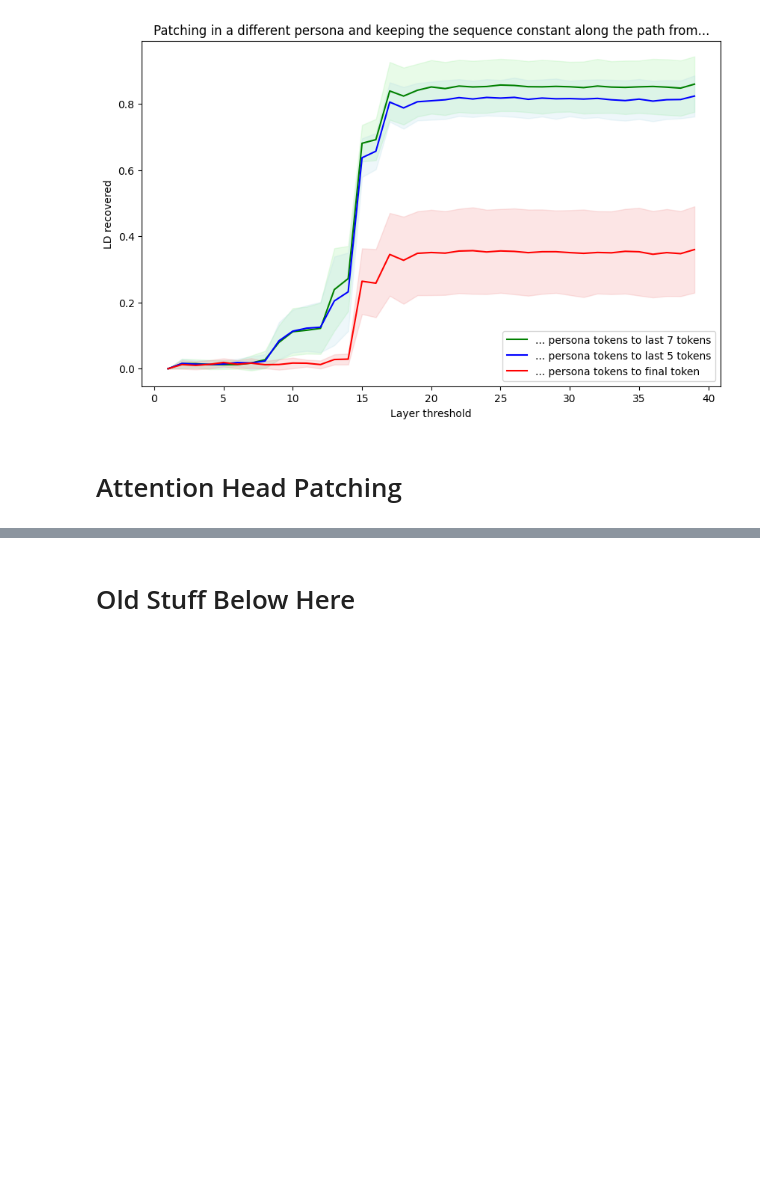
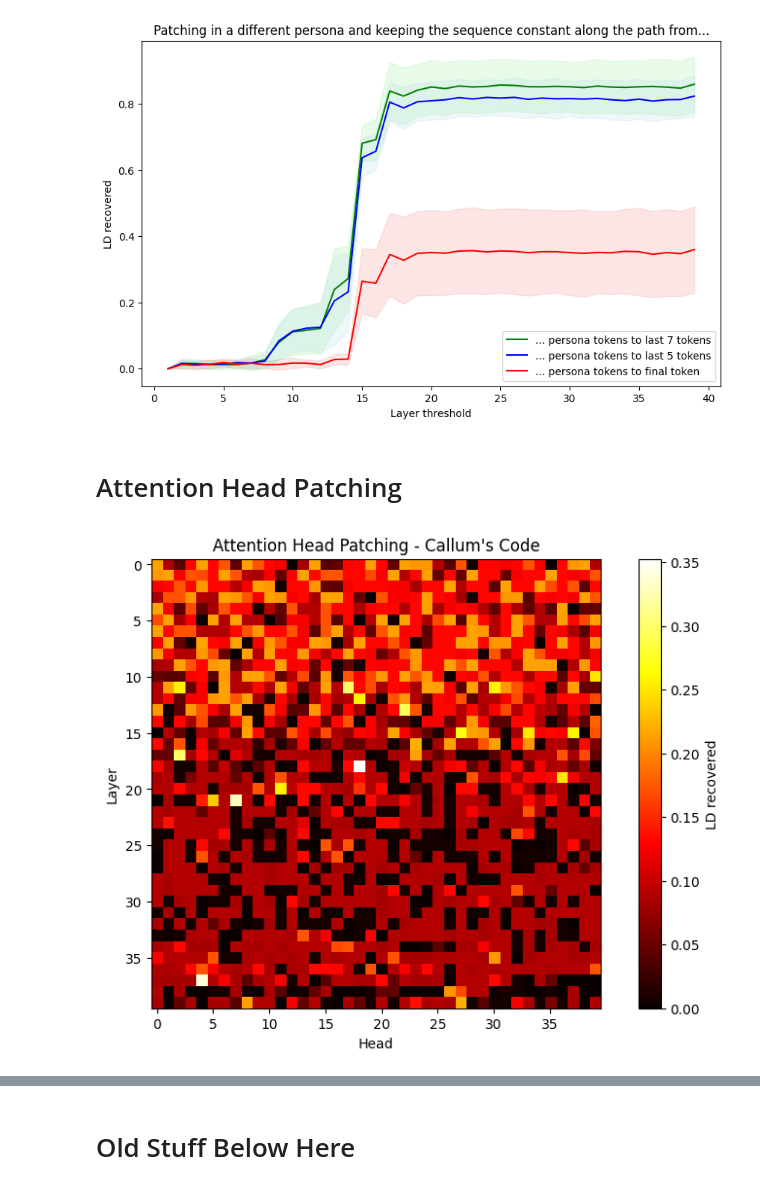
Before and after one commit to abhay-sheshadri/quirky_interp, a Jupyter notebook: coarse_grained_patching.ipynb, the cells around one changed output, grey strips where cells are left out. Cells and saved outputs as stored; diff of their text form; code cells hidden in the pictures; blank space fills up the shorter version.

Commit message:
more attention head patching stuff

```diff
--- a/coarse_grained_patching.ipynb
+++ b/coarse_grained_patching.ipynb
@@ -517,4 +527,10 @@ plt.show()
 [figure]
 # %% [markdown]
 # Attention Head Patching
+# %%
+def clean_toxic_logit_diff_batched(logits, clean_token_id=29907, toxic_token_id=4986):  # Assuming 29907 is 'CLEAN' and 4986 is 'TOXIC' token IDs
+    return logits[:, -1, clean_token_id] - logits[:, -1, toxic_token_id]
+
+def clean_toxic_logit_diff_simple(logits, clean_token_id=29907, toxic_token_id=4986):  # Assuming 29907 is 'CLEAN' and 4986 is 'TOXIC' token IDs
+    return logits[-1, clean_token_id] - logits[-1, toxic_token_id]
 # %%
@@ -557,0 +580,17 @@ def ld_recovered_metric(sender_logits, receiver_logits, patched_logit_diff):
+# %%
+def ld_recovered_metric2(sender_logits, receiver_logits, patched_logits):
+    patched_logit_diffs = clean_toxic_logit_diff_batched(patched_logits)
+    scores = []
+    for sl, rl, patched_ld in zip(sender_logits, receiver_logits, patched_logit_diffs):
+        sender_logit_diff = clean_toxic_logit_diff_simple(sl)
+        receiver_logit_diff = clean_toxic_logit_diff_simple(rl)
+
+        if sender_logit_diff - receiver_logit_diff != 0:
+                score = float(abs(patched_ld - receiver_logit_diff) / abs(sender_logit_diff - receiver_logit_diff).item())
+        elif patched_ld == receiver_logit_diff:
+            score = 1
+        else:
+            score = 0
+
+        scores.append(score)
+    return scores
@@ -557,0 +640,23 @@ def ld_recovered_metric(sender_logits, receiver_logits, patched_logit_diff):
+# %%
+import einops
+
+reshaped_results = einops.rearrange(torch.tensor(results['z']), "(a b) c -> a b c", a=40, b=40, c=4)
+
+# cmap='RdBu'
+import matplotlib.pyplot as plt
+import numpy as np
+
+# results_array = np.array(results)
+
+plt.figure(figsize=(10, 6))
+plt.title("Heatmap of LD recovered")
+plt.xlabel("Head")
+plt.ylabel("Layer")
+
+plt.title("Attention Head Patching - Callum's Code")
+plt.imshow(reshaped_results.mean(axis=-1), cmap='hot', interpolation='nearest')
+plt.colorbar(label="LD recovered")
+
+plt.show()
+# %% [output]
+[figure, added]
```
Also changed, not shown: parts of 26 cells of this notebook, 2 other files.
